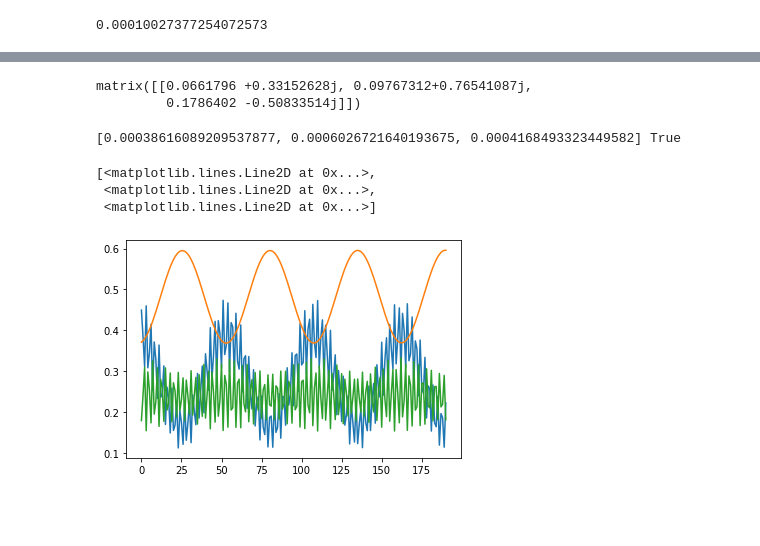
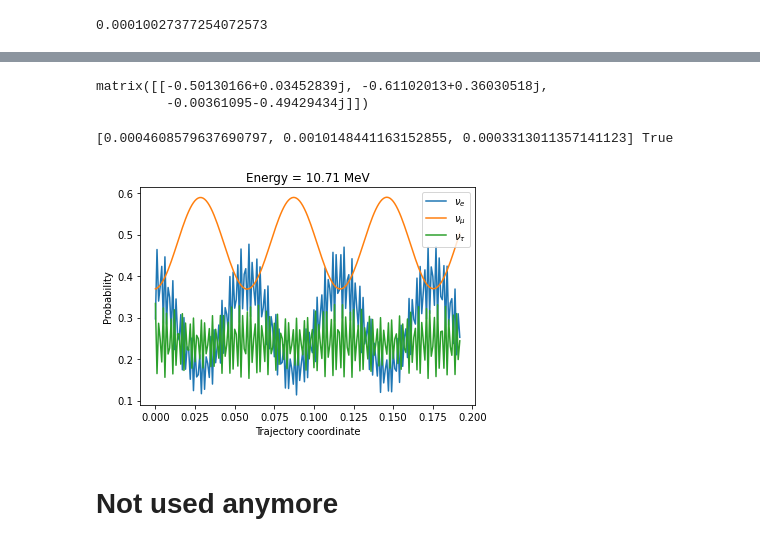
Before and after one commit to michelelucente/PEANUTS, a Jupyter notebook: Code/Functions/working_notebook.ipynb, the cells around one changed output, grey strips where cells are left out. Cells and saved outputs as stored; diff of their text form; code cells hidden in the pictures; blank space fills up the shorter version.

```diff
--- a/Code/Functions/working_notebook.ipynb
+++ b/Code/Functions/working_notebook.ipynb
@@ -439,11 +396,21 @@ import matplotlib.pyplot as plt
 # %%
+from numpy.linalg import multi_dot
+
 DeltamSq21 = 7.42e-5
 DeltamSq31 = 2.514e-3
-E = 10
+E = np.random.uniform(1,20)
 [th12, th13, th23, d] = [0.583638, 0.149575, 0.855211, 3.40339]
+
+r13 = R13(th13)
+r12 = R12(th12)
+r23 = R23(th23)
+delta = Delta(d)
+
+pmns = multi_dot([r23, delta, r13, delta.conjugate(), r12])
+
 eta = 0
-U = np.dot(R13(th13), R12(th12))
-x1, x2 = 0, 0.19
+U = np.dot(r13, r12)
+x1, x2 = 0, 0.192
 a, b, c = 6.099, -4.119, 0
 naverage = (a * (x2 - x1) + b * (x2**3 - x1**3)/3 + c * (x2**5 - x1**5)/5) / (x2 - x1)
 
@@ -510,4 +484,15 @@ def model(t, y):
 
 nu0 = (pmns.transpose()[1, :]).conjugate()
 
-nu = complex_ode(model).set_integrator("Isoda")
+nu = complex_ode(model)
+
+nu.set_integrator("Isoda")
+nu.set_initial_value(nu0, 0)
+
+eps = 1e-3
+x = np.arange(x1, x2 + eps, eps)
+sol = [nu.integrate(xi) for xi in x[1::]]
+sol.insert(0, np.array(nu0)[0])
+
+One_num = sol[-1]
+print(x[-1], One_num, nu.successful() )
@@ -530,31 +501,28 @@ print(Zero_num)
-# %%
-U01 = Upert(0, DeltamSq21, DeltamSq31, E, th12, th13, x2, x1, a, b, c)
-
-
-First_an = np.dot(U01[0] + U01[1], nu0.transpose()).transpose()
-First_an
-# %% [output]
-matrix([[0.0661796 +0.33152628j, 0.09767312+0.76541087j,
-         0.1786402 -0.50833514j]])
+# %%
+One_an = np.dot(Upert(0, DeltamSq21, DeltamSq31, E, th12, th13, x2, x1, a, b, c, order=1), nu0.transpose()).transpose()
+One_an
+# %% [output]
+matrix([[-0.50130166+0.03452839j, -0.61102013+0.36030518j,
+         -0.00361095-0.49429434j]])
 # %%
 err = [np.linalg.norm(Zero_num - Zero_an),
- np.linalg.norm(First_num - Zero_an),
- np.linalg.norm(First_num - First_an)]
+ np.linalg.norm(One_num - Zero_an),
+ np.linalg.norm(One_num - One_an)]
 
 print(err, err[2]<err[1])
 # %% [output]
-[0.00038616089209537877, 0.0006026721640193675, 0.0004168493323449582] True
+[0.0004608579637690797, 0.0010148441163152855, 0.0003313011357141123] True
 # %%
-nu.set_integrator("Isoda")
-nu.set_initial_value(nu0, 0)
+probs = np.square(np.abs(sol))
 
-x = np.arange(0,0.192,1e-3)
+plt.xlabel("Trajectory coordinate")
+plt.ylabel("Probability")
+plt.title("Energy = %.2f MeV" %E)
+plt.plot(x, probs, label=["$\\nu_e$", "$\\nu_\mu$", "$\\nu_\\tau$"])
+plt.legend()
 
-sol = [np.square(np.abs(nu.integrate(xi))) for xi in x[1::]]
-
-plt.plot(sol)
+plt.show()
 # %% [output]
-[<matplotlib.lines.Line2D at 0x...>,
- <matplotlib.lines.Line2D at 0x...>,
- <matplotlib.lines.Line2D at 0x...>]
-[figure, old version]
+[figure, new version]
+# %% [markdown]
+# Not used anymore
```
Also changed, not shown: parts of 30 cells of this notebook.
